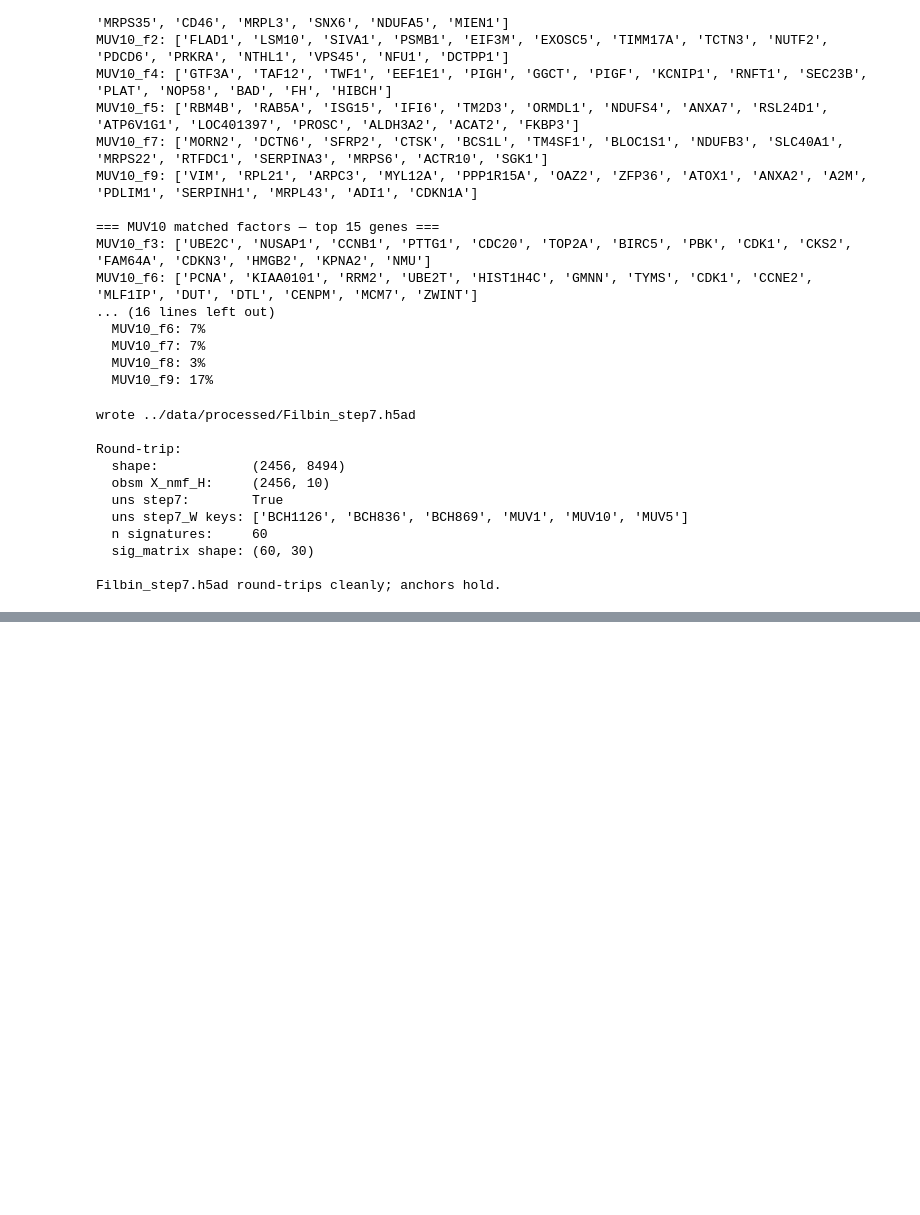
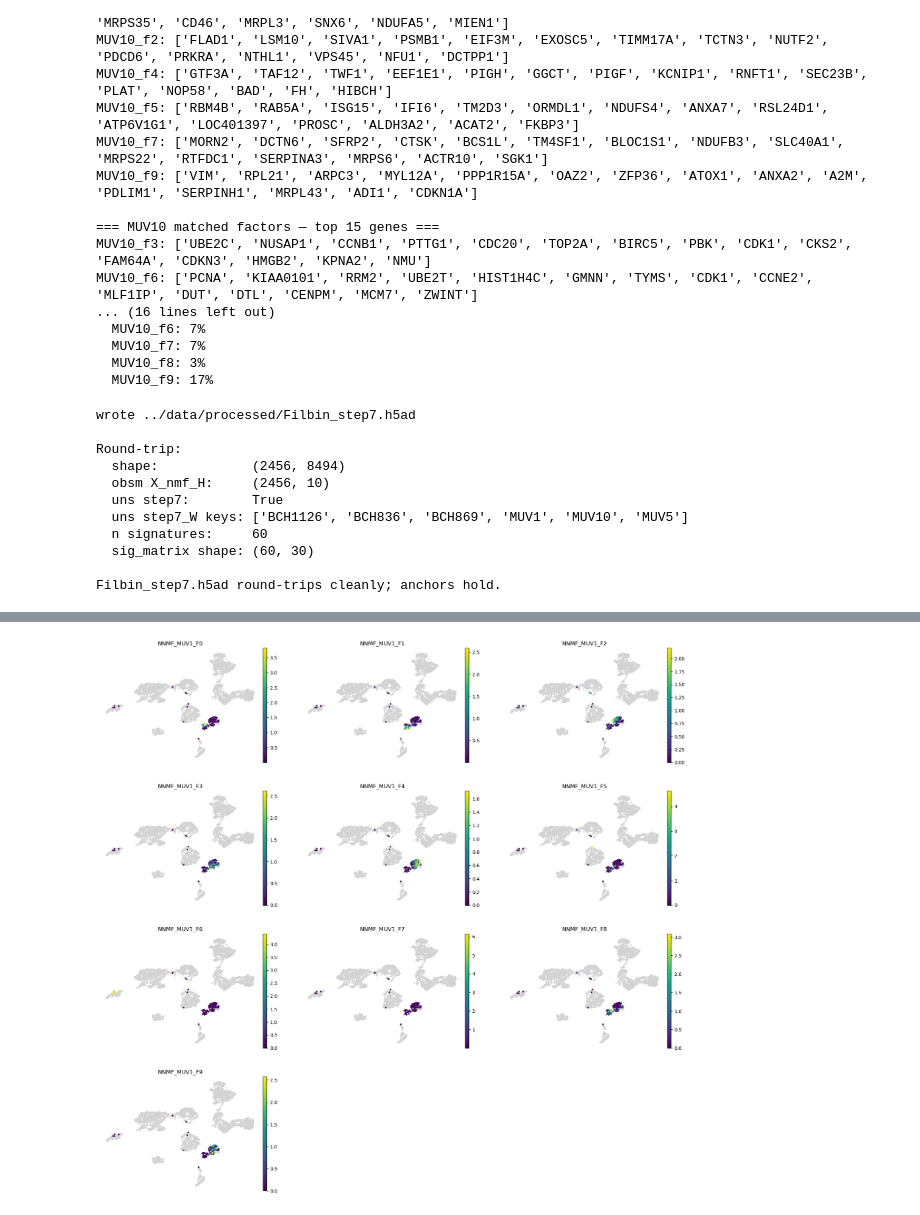
Before and after one commit to kianinsilico/masters_thesis, a Jupyter notebook: pyScript/step7_notebook.ipynb, the cells around one changed output, grey strips where cells are left out. Saved outputs shown, nothing was run; the diff lists cells and outputs as text; code cells hidden in the pictures; blank space fills up the shorter version.

Commit message:
update notebook with preliminary plots for the nnmf analysis

```diff
--- a/pyScript/step7_notebook.ipynb
+++ b/pyScript/step7_notebook.ipynb
@@ -506,0 +548,19 @@ Filbin_step7.h5ad round-trips cleanly; anchors hold.
+# %%
+import scanpy as sc
+
+tumor = "MUV1"
+
+cols_to_plot = [
+    c for c in nnmf_score_cols
+    if c.startswith(f"NNMF_{tumor}_")
+]
+
+sc.pl.umap(
+    adata,
+    color=cols_to_plot,
+    cmap="viridis",
+    ncols=3,
+    frameon=False,
+)
+# %% [output]
+[figure, added]
```
Also changed, not shown: parts of 11 cells of this notebook.
